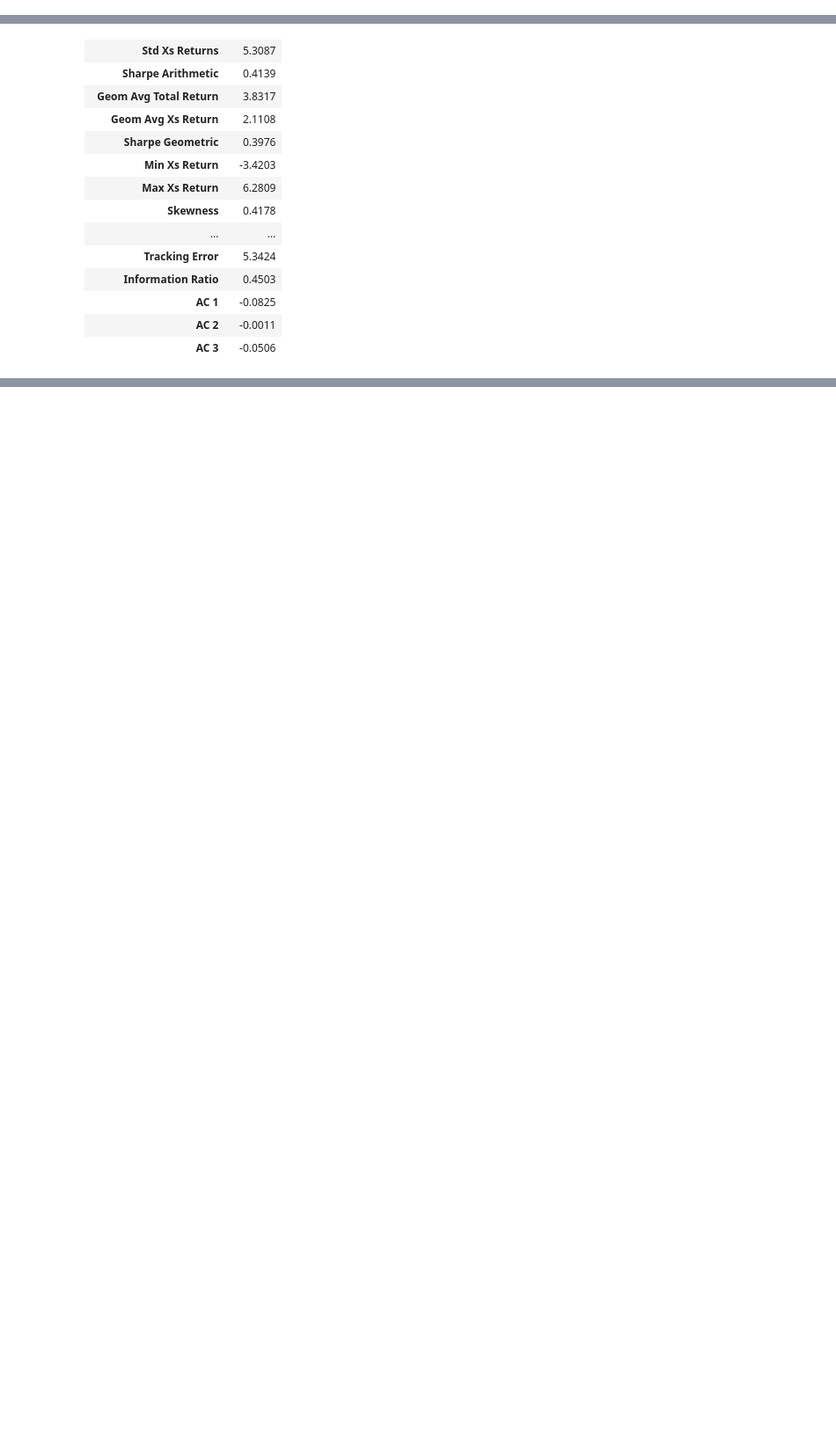
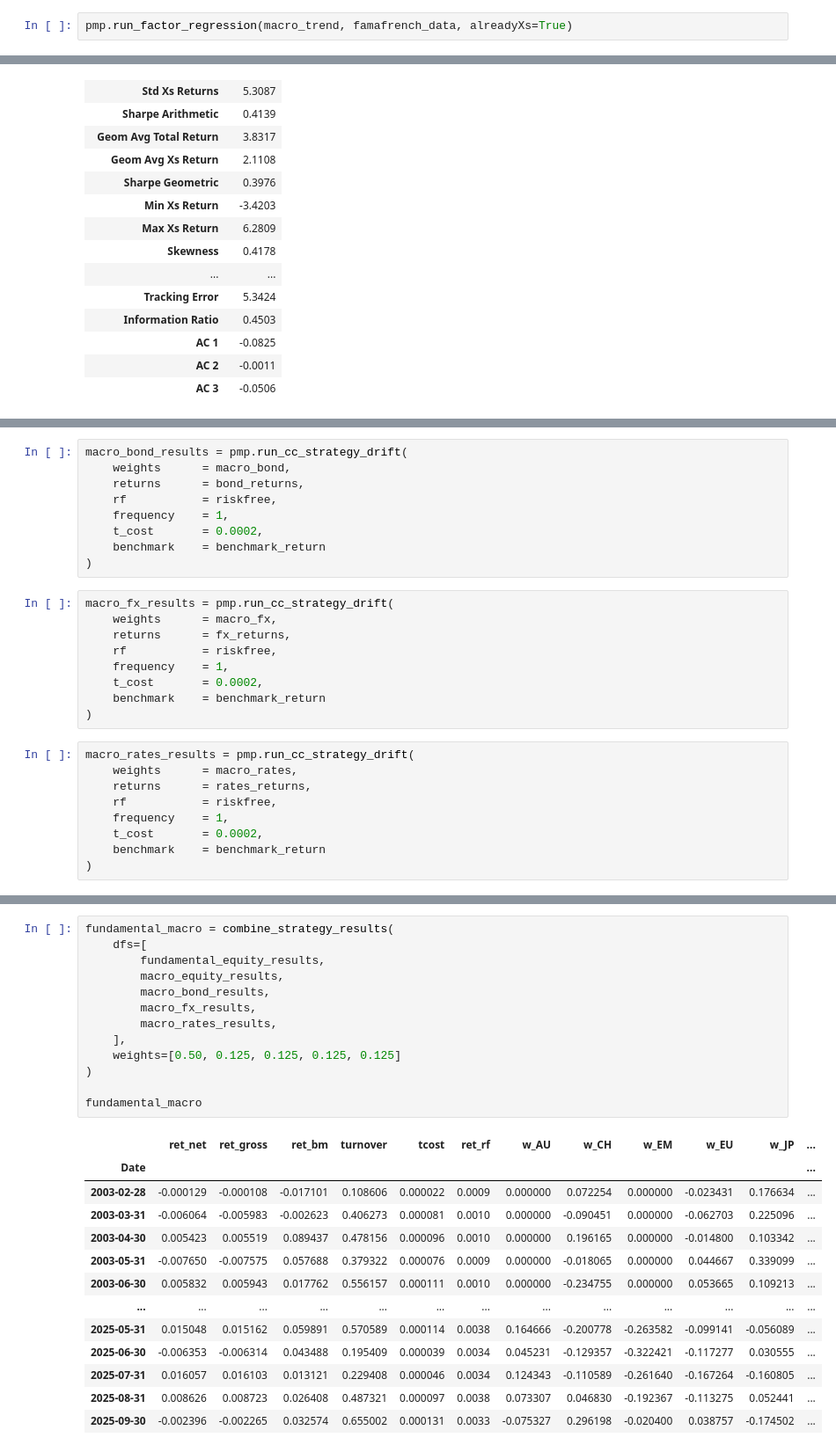
Before and after one commit to DanUZH/PMP_December_8, a Jupyter notebook: Code/Combined_Portfolio.ipynb, the cells around one changed output, grey strips where cells are left out. Shown at 88% size. Drawn from its saved outputs; the diff is of its cells as text; blank space fills up the shorter version.

```diff
--- a/Code/Combined_Portfolio.ipynb
+++ b/Code/Combined_Portfolio.ipynb
@@ -472,0 +769,2 @@ Still in Progress...
+# %%
+pmp.run_factor_regression(macro_trend, famafrench_data, alreadyXs=True)
@@ -662,0 +1001,27 @@ pmp.run_factor_regression(fundamental_trend, famafrench_data, alreadyXs=True)
+# %%
+macro_bond_results = pmp.run_cc_strategy_drift(
+    weights      = macro_bond,
+    returns      = bond_returns,
+    rf           = riskfree,
+    frequency    = 1,
+    t_cost       = 0.0002,
+    benchmark    = benchmark_return
+)
+# %%
+macro_fx_results = pmp.run_cc_strategy_drift(
+    weights      = macro_fx,
+    returns      = fx_returns,
+    rf           = riskfree,
+    frequency    = 1,
+    t_cost       = 0.0002,
+    benchmark    = benchmark_return
+)
+# %%
+macro_rates_results = pmp.run_cc_strategy_drift(
+    weights      = macro_rates,
+    returns      = rates_returns,
+    rf           = riskfree,
+    frequency    = 1,
+    t_cost       = 0.0002,
+    benchmark    = benchmark_return
+)
@@ -662,0 +1030,27 @@ pmp.run_factor_regression(fundamental_trend, famafrench_data, alreadyXs=True)
+# %%
+fundamental_macro = combine_strategy_results(
+    dfs=[
+        fundamental_equity_results,
+        macro_equity_results,
+        macro_bond_results,
+        macro_fx_results,
+        macro_rates_results,
+    ],
+    weights=[0.50, 0.125, 0.125, 0.125, 0.125]
+)
+
+fundamental_macro
+# %% [output]
+|  | ret_net | ret_gross | ret_bm | turnover | tcost | ret_rf | w_AU | w_CH | w_EM | w_EU | w_JP | ... |
+| Date |  |  |  |  |  |  |  |  |  |  |  | ... |
+| 2003-02-28 | -0.000129 | -0.000108 | -0.017101 | 0.108606 | 0.000022 | 0.0009 | 0.000000 | 0.072254 | 0.000000 | -0.023431 | 0.176634 | ... |
+| 2003-03-31 | -0.006064 | -0.005983 | -0.002623 | 0.406273 | 0.000081 | 0.0010 | 0.000000 | -0.090451 | 0.000000 | -0.062703 | 0.225096 | ... |
+| 2003-04-30 | 0.005423 | 0.005519 | 0.089437 | 0.478156 | 0.000096 | 0.0010 | 0.000000 | 0.196165 | 0.000000 | -0.014800 | 0.103342 | ... |
+| 2003-05-31 | -0.007650 | -0.007575 | 0.057688 | 0.379322 | 0.000076 | 0.0009 | 0.000000 | -0.018065 | 0.000000 | 0.044667 | 0.339099 | ... |
+| 2003-06-30 | 0.005832 | 0.005943 | 0.017762 | 0.556157 | 0.000111 | 0.0010 | 0.000000 | -0.234755 | 0.000000 | 0.053665 | 0.109213 | ... |
+| ... | ... | ... | ... | ... | ... | ... | ... | ... | ... | ... | ... | ... |
+| 2025-05-31 | 0.015048 | 0.015162 | 0.059891 | 0.570589 | 0.000114 | 0.0038 | 0.164666 | -0.200778 | -0.263582 | -0.099141 | -0.056089 | ... |
+| 2025-06-30 | -0.006353 | -0.006314 | 0.043488 | 0.195409 | 0.000039 | 0.0034 | 0.045231 | -0.129357 | -0.322421 | -0.117277 | 0.030555 | ... |
+| 2025-07-31 | 0.016057 | 0.016103 | 0.013121 | 0.229408 | 0.000046 | 0.0034 | 0.124343 | -0.110589 | -0.261640 | -0.167264 | -0.160805 | ... |
+| 2025-08-31 | 0.008626 | 0.008723 | 0.026408 | 0.487321 | 0.000097 | 0.0038 | 0.073307 | 0.046830 | -0.192367 | -0.113275 | 0.052441 | ... |
+| 2025-09-30 | -0.002396 | -0.002265 | 0.032574 | 0.655002 | 0.000131 | 0.0033 | -0.075327 | 0.296198 | -0.020400 | 0.038757 | -0.174502 | ... |
```
Also changed, not shown: parts of 59 cells of this notebook, 1 other file.
